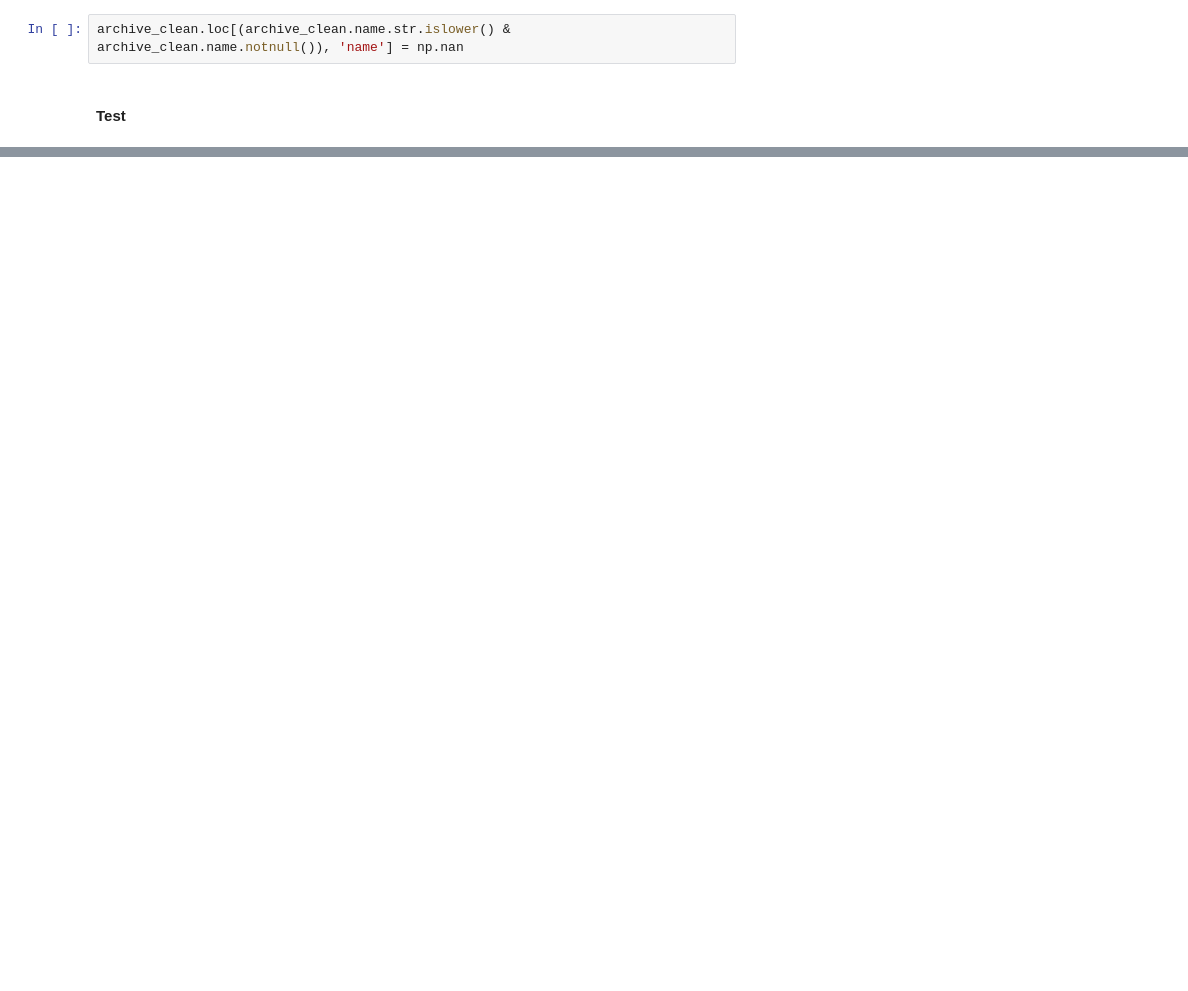
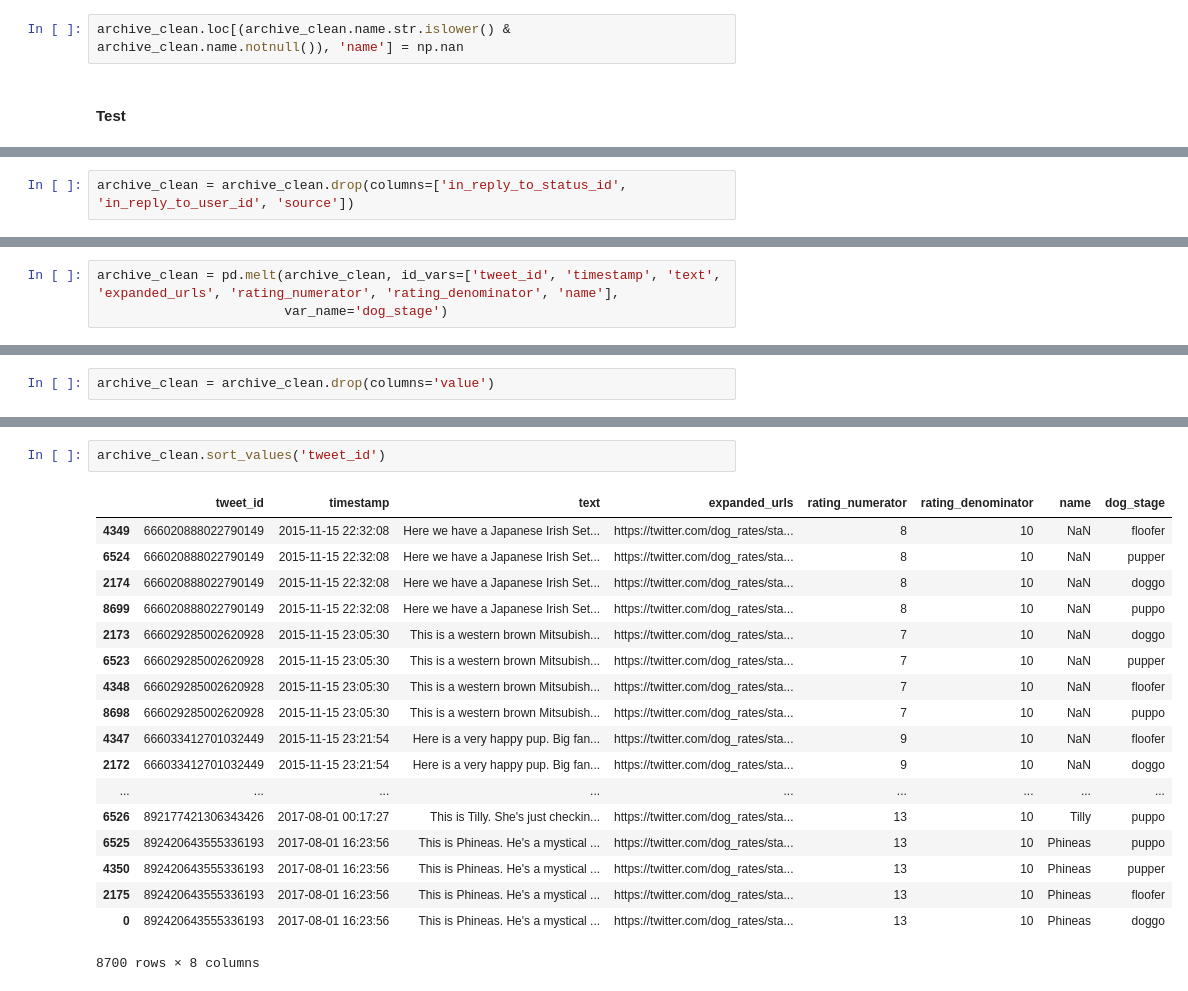
Before and after one commit to bakabbyy/WeRateDogs-twitter, a Jupyter notebook: wrangle_act.ipynb, the cells around one changed output, grey strips where cells are left out. Drawn from its saved outputs; the diff is of its cells as text; blank space fills up the shorter version.

Commit message:
Dog classification melt V1

```diff
--- a/wrangle_act.ipynb
+++ b/wrangle_act.ipynb
@@ -704,0 +711,2 @@ Name: name, Length: 930, dtype: int64
+# %%
+archive_clean = archive_clean.drop(columns=['in_reply_to_status_id', 'in_reply_to_user_id', 'source'])
@@ -704,0 +785,3 @@ Name: name, Length: 930, dtype: int64
+# %%
+archive_clean = pd.melt(archive_clean, id_vars=['tweet_id', 'timestamp', 'text', 'expanded_urls', 'rating_numerator', 'rating_denominator', 'name'],
+                        var_name='dog_stage')
@@ -704,0 +811,2 @@ Name: name, Length: 930, dtype: int64
+# %%
+archive_clean = archive_clean.drop(columns='value')
@@ -704,0 +834,21 @@ Name: name, Length: 930, dtype: int64
+# %%
+archive_clean.sort_values('tweet_id')
+# %% [output]
+|  | tweet_id | timestamp | text | expanded_urls | rating_numerator | rating_denominator | name | dog_stage |
+| 4349 | 666020888022790149 | 2015-11-15 22:32:08 | Here we have a Japanese Irish Set... | https://twitter.com/dog_rates/sta... | 8 | 10 | NaN | floofer |
+| 6524 | 666020888022790149 | 2015-11-15 22:32:08 | Here we have a Japanese Irish Set... | https://twitter.com/dog_rates/sta... | 8 | 10 | NaN | pupper |
+| 2174 | 666020888022790149 | 2015-11-15 22:32:08 | Here we have a Japanese Irish Set... | https://twitter.com/dog_rates/sta... | 8 | 10 | NaN | doggo |
+| 8699 | 666020888022790149 | 2015-11-15 22:32:08 | Here we have a Japanese Irish Set... | https://twitter.com/dog_rates/sta... | 8 | 10 | NaN | puppo |
+| 2173 | 666029285002620928 | 2015-11-15 23:05:30 | This is a western brown Mitsubish... | https://twitter.com/dog_rates/sta... | 7 | 10 | NaN | doggo |
+| 6523 | 666029285002620928 | 2015-11-15 23:05:30 | This is a western brown Mitsubish... | https://twitter.com/dog_rates/sta... | 7 | 10 | NaN | pupper |
+| 4348 | 666029285002620928 | 2015-11-15 23:05:30 | This is a western brown Mitsubish... | https://twitter.com/dog_rates/sta... | 7 | 10 | NaN | floofer |
+| 8698 | 666029285002620928 | 2015-11-15 23:05:30 | This is a western brown Mitsubish... | https://twitter.com/dog_rates/sta... | 7 | 10 | NaN | puppo |
+| 4347 | 666033412701032449 | 2015-11-15 23:21:54 | Here is a very happy pup. Big fan... | https://twitter.com/dog_rates/sta... | 9 | 10 | NaN | floofer |
+| 2172 | 666033412701032449 | 2015-11-15 23:21:54 | Here is a very happy pup. Big fan... | https://twitter.com/dog_rates/sta... | 9 | 10 | NaN | doggo |
+| ... | ... | ... | ... | ... | ... | ... | ... | ... |
+| 6526 | 892177421306343426 | 2017-08-01 00:17:27 | This is Tilly. She's just checkin... | https://twitter.com/dog_rates/sta... | 13 | 10 | Tilly | puppo |
+| 6525 | 892420643555336193 | 2017-08-01 16:23:56 | This is Phineas. He's a mystical ... | https://twitter.com/dog_rates/sta... | 13 | 10 | Phineas | puppo |
+| 4350 | 892420643555336193 | 2017-08-01 16:23:56 | This is Phineas. He's a mystical ... | https://twitter.com/dog_rates/sta... | 13 | 10 | Phineas | pupper |
+| 2175 | 892420643555336193 | 2017-08-01 16:23:56 | This is Phineas. He's a mystical ... | https://twitter.com/dog_rates/sta... | 13 | 10 | Phineas | floofer |
+| 0 | 892420643555336193 | 2017-08-01 16:23:56 | This is Phineas. He's a mystical ... | https://twitter.com/dog_rates/sta... | 13 | 10 | Phineas | doggo |
+8700 rows × 8 columns
```
Also changed, not shown: parts of 35 cells of this notebook.
